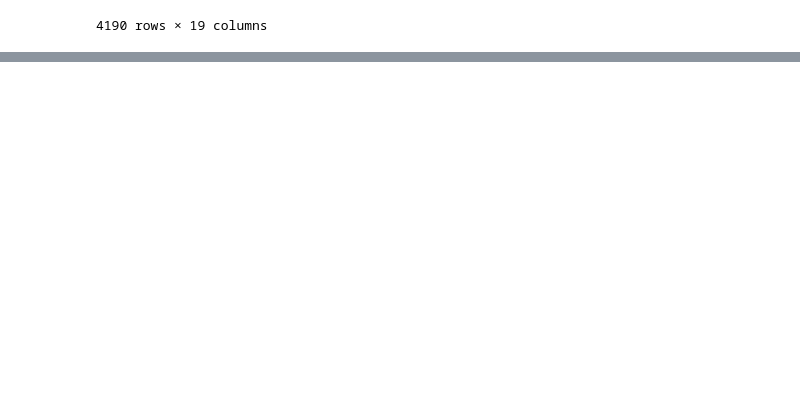
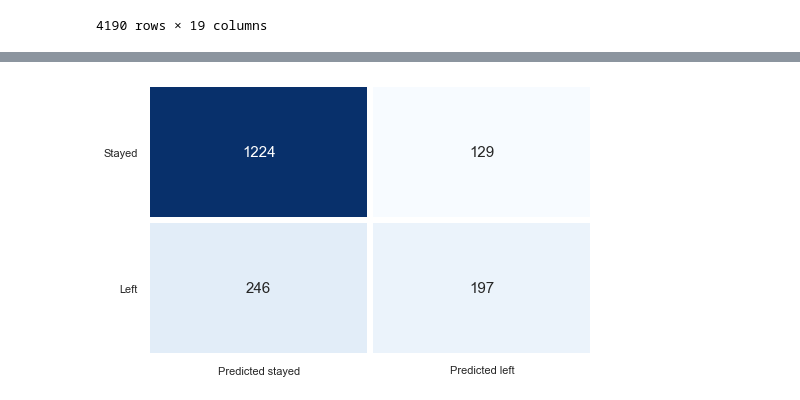
Before and after one commit to dwsmith1983/teleco_churn_kaggle, a Jupyter notebook: Teleco_Churn_Kaggle.ipynb, the cells around one changed output, grey strips where cells are left out. Drawn from its saved outputs; the diff is of its cells as text; code cells hidden in the pictures; blank space fills up the shorter version.

```diff
--- a/Teleco_Churn_Kaggle.ipynb
+++ b/Teleco_Churn_Kaggle.ipynb
@@ -798,0 +956,14 @@ First, we will create the sklearn, XGBoost, and LightGDM models. Additionally, w
+# %%
+# Roc curve
+false_positive_rate, true_positive_rate, thresholds = roc_curve(y_test, y_prob)
+roc_auc = auc(false_positive_rate, true_positive_rate)
+
+sns.set_theme(style='white')
+plt.figure(figsize=(8, 8))
+plt.plot(false_positive_rate,true_positive_rate, color='#b01717', label=f'AUC = {roc_auc:.3f}')
+plt.legend(loc='lower right')
+plt.plot([0, 1], [0, 1], linestyle='--', color='#174ab0')
+plt.axis('tight')
+plt.ylabel('True Positive Rate')
+plt.xlabel('False Positive Rate')
+plt.show()
@@ -798,0 +1018,24 @@ First, we will create the sklearn, XGBoost, and LightGDM models. Additionally, w
+# %%
+dt = DecisionTreeClassifier(max_features=5, max_depth=10, min_samples_split=90, min_samples_leaf=30, random_state=5)
+dt.fit(X_train, y_train)
+y_pred = dt.predict(X_test)
+y_prob = dt.predict_proba(X_test)[:,1]
+
+# Metrics
+results_as_is.iloc[0, 2] = round(precision_score(y_test, y_pred), 2)
+results_as_is.iloc[1, 2] = round(recall_score(y_test, y_pred), 2)
+results_as_is.iloc[2, 2] = round(f1_score(y_test, y_pred), 2)
+results_as_is.iloc[3, 2] = round(roc_auc_score(y_test, y_prob), 3)
+dt_cm = confusion_matrix(y_test, y_pred)
+
+print(classification_report(y_test, y_pred))
+print(f'ROC AUC score: {round(roc_auc_score(y_test, y_prob), 3)}')
+print('')
+print('-----------------------------------------------------')
+print('')
+print('Cross-validation scores with 5 folds:')
+print('')
+print(f"ROC AUC: {round(cross_val_score(dt, X, y, cv=5, scoring='roc_auc').mean(), 3)}")
+print(f"precision: {round(cross_val_score(dt, X, y, cv=5, scoring='precision').mean(), 2)}")
+print(f"recall: {round(cross_val_score(dt, X, y, cv= 5, scoring='recall').mean(), 2)}")
+print(f"f1: {round(cross_val_score(dt, X, y, cv=5, scoring='f1').mean(), 2)}")
@@ -798,0 +1062,9 @@ First, we will create the sklearn, XGBoost, and LightGDM models. Additionally, w
+# %%
+# Visualize confusion matrix
+plt.figure(figsize=(8, 5))
+sns.heatmap(dt_cm, cmap='Blues', annot=True, fmt='d', linewidths=5, cbar=False, annot_kws={'fontsize': 15},
+            yticklabels=['Stayed', 'Left'], xticklabels=['Predicted stayed', 'Predicted left'])
+plt.yticks(rotation=0)
+plt.show()
+# %% [output]
+[figure, added]
```
Also changed, not shown: parts of 37 cells of this notebook.
